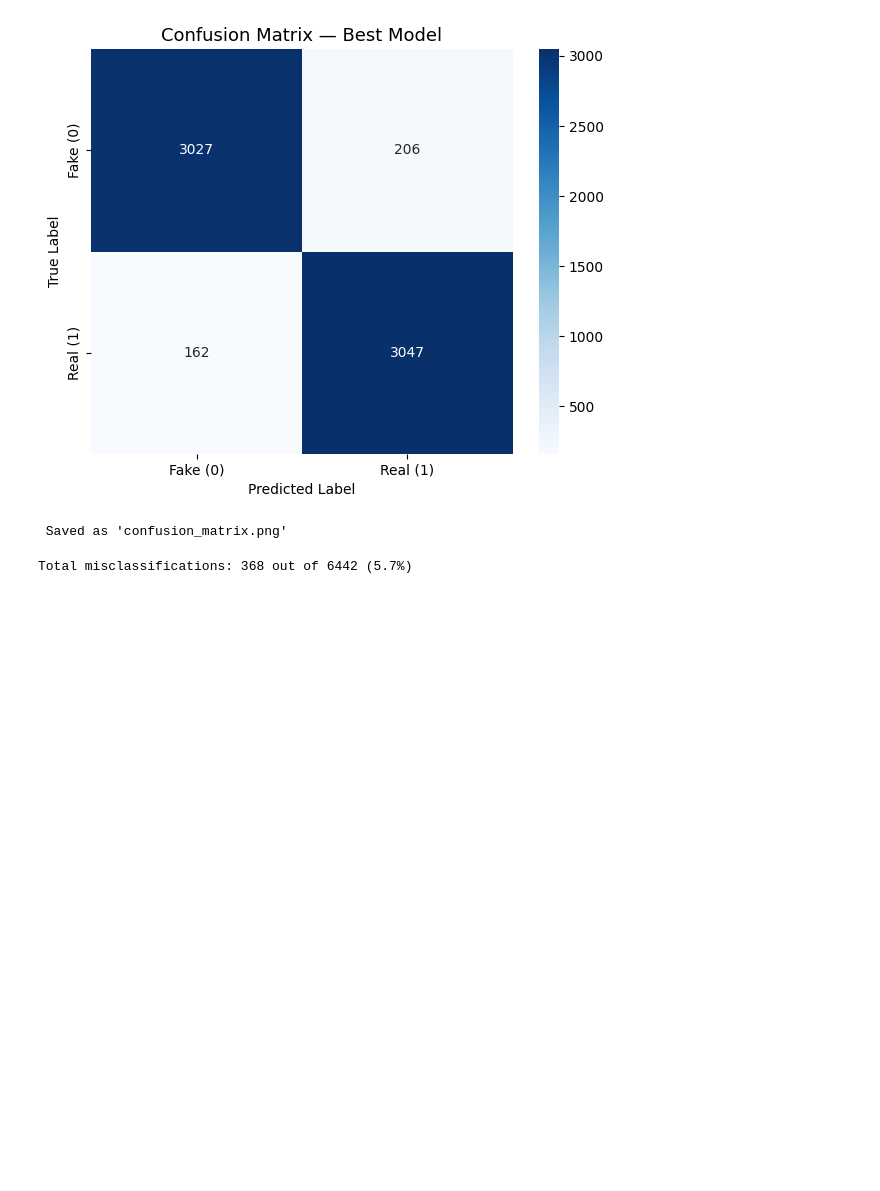
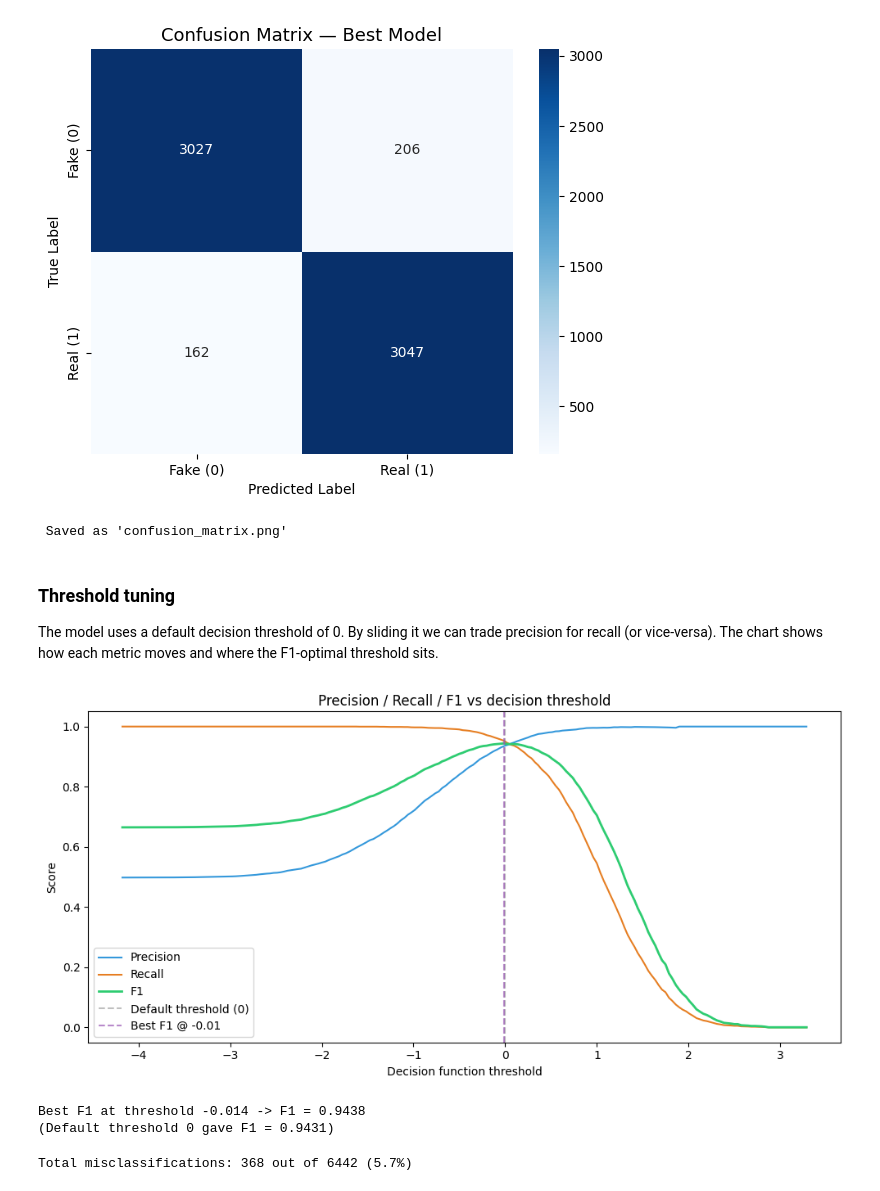
Before and after one commit to sabeurzarai/fake-news-detection-nlp, a Jupyter notebook: main.ipynb, the cells around one changed output. Saved outputs shown, nothing was run; the diff lists cells and outputs as text; code cells hidden in the pictures; blank space fills up the shorter version.

```diff
--- a/main.ipynb
+++ b/main.ipynb
@@ -506,6 +569,47 @@ print(" Saved as 'confusion_matrix.png'")
 # %% [output]
 [figure]
  Saved as 'confusion_matrix.png'
+# %% [markdown]
+### Threshold tuning
+
+The model uses a default decision threshold of 0. By sliding it we can trade precision for recall (or vice-versa). The chart shows how each metric moves and where the F1-optimal threshold sits.
+# %%
+# LinearSVC has no predict_proba — use decision_function as a continuous score
+scores = model_pipeline.decision_function(X_test)
+
+thresholds = np.linspace(scores.min(), scores.max(), 200)
+precisions, recalls, f1s = [], [], []
+
+for t in thresholds:
+    preds = (scores >= t).astype(int)
+    precisions.append(precision_score(y_test, preds, zero_division=0))
+    recalls.append(recall_score(y_test, preds, zero_division=0))
+    f1s.append(f1_score(y_test, preds, zero_division=0))
+
+best_idx = int(np.argmax(f1s))
+best_t = thresholds[best_idx]
+
+plt.figure(figsize=(10, 5))
+plt.plot(thresholds, precisions, label='Precision', color='#3498db')
+plt.plot(thresholds, recalls, label='Recall', color='#e67e22')
+plt.plot(thresholds, f1s, label='F1', color='#2ecc71', linewidth=2)
+plt.axvline(0, color='gray', linestyle='--', alpha=0.5, label='Default threshold (0)')
+plt.axvline(best_t, color='#9b59b6', linestyle='--', alpha=0.7,
+            label=f'Best F1 @ {best_t:.2f}')
+plt.title('Precision / Recall / F1 vs decision threshold')
+plt.xlabel('Decision function threshold')
+plt.ylabel('Score')
+plt.legend(loc='lower left')
+plt.tight_layout()
+plt.savefig('threshold_tuning.png', dpi=150)
+plt.show()
+
+print(f'Best F1 at threshold {best_t:.3f} -> F1 = {f1s[best_idx]:.4f}')
+print(f'(Default threshold 0 gave F1 = {f1_score(y_test, (scores >= 0).astype(int)):.4f})')
+# %% [output]
+[figure, added]
+Best F1 at threshold -0.014 -> F1 = 0.9438
+(Default threshold 0 gave F1 = 0.9431)
 # %%
 # Step 6: Error analysis — look at what the model got wrong
 
```
Also changed, not shown: parts of 20 cells of this notebook, 5 other files.
